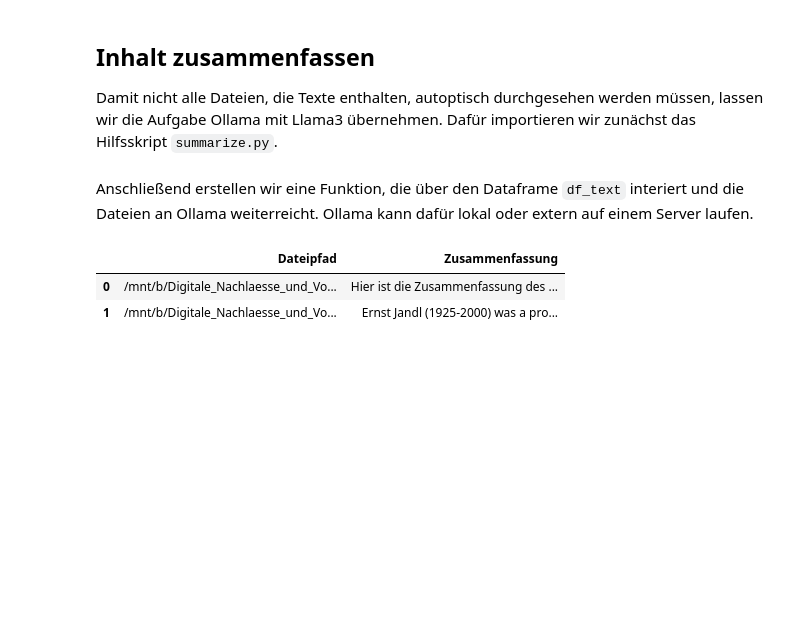
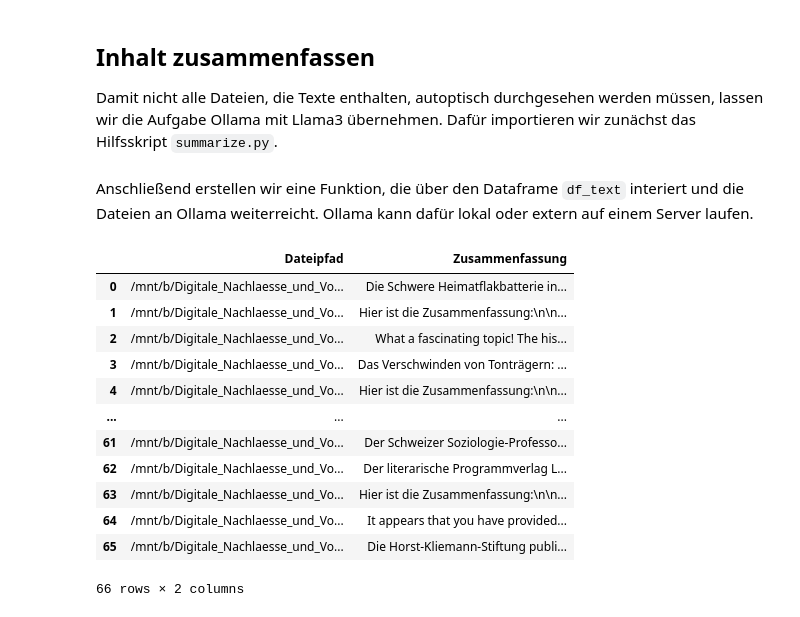
Before and after one commit to ramonvoges/digital-estates, a Jupyter notebook: Digitale Nachlässe.ipynb, the cells around one changed output. Cells and saved outputs as stored; diff of their text form; code cells hidden in the pictures; blank space fills up the shorter version.

```diff
--- a/Digitale Nachlässe.ipynb
+++ b/Digitale Nachlässe.ipynb
@@ -104,7 +104,8 @@ Um anschließend alle Textdateien aus dem Dataframe zu extrahieren, kann ein ein
 # %%
 def filter_text_files(df):
     # Definiere die gewünschten Dateiendungen
-    text_extensions = ['.doc', '.docx', '.pdf', '.md', '.txt']
+    # text_extensions = ['.doc', '.docx', '.pdf', '.md', '.txt']
+    text_extensions = ['.docx']
 
     # Filtere den Dataframe nach den gewünschten Dateiendungen
     df_text = df[df['Dateiendung'].isin(text_extensions)]
@@ -178,13 +179,23 @@ def summarize_dataframe(df_text):
 
     return df_summarized
 # %%
-df_test = df_text.head(2)
-df_summarized = summarize_dataframe(df_test)
+#df_test = df_text.head(10)
+df_summarized = summarize_dataframe(df_text)
 df_summarized
 # %% [output]
 |  | Dateipfad | Zusammenfassung |
-| 0 | /mnt/b/Digitale_Nachlaesse_und_Vo... | Hier ist die Zusammenfassung des ... |
-| 1 | /mnt/b/Digitale_Nachlaesse_und_Vo... | Ernst Jandl (1925-2000) was a pro... |
+| 0 | /mnt/b/Digitale_Nachlaesse_und_Vo... | Die Schwere Heimatflakbatterie in... |
+| 1 | /mnt/b/Digitale_Nachlaesse_und_Vo... | Hier ist die Zusammenfassung:\n\n... |
+| 2 | /mnt/b/Digitale_Nachlaesse_und_Vo... | What a fascinating topic! The his... |
+| 3 | /mnt/b/Digitale_Nachlaesse_und_Vo... | Das Verschwinden von Tonträgern: ... |
+| 4 | /mnt/b/Digitale_Nachlaesse_und_Vo... | Hier ist die Zusammenfassung:\n\n... |
+| ... | ... | ... |
+| 61 | /mnt/b/Digitale_Nachlaesse_und_Vo... | Der Schweizer Soziologie-Professo... |
+| 62 | /mnt/b/Digitale_Nachlaesse_und_Vo... | Der literarische Programmverlag L... |
+| 63 | /mnt/b/Digitale_Nachlaesse_und_Vo... | Hier ist die Zusammenfassung:\n\n... |
+| 64 | /mnt/b/Digitale_Nachlaesse_und_Vo... | It appears that you have provided... |
+| 65 | /mnt/b/Digitale_Nachlaesse_und_Vo... | Die Horst-Kliemann-Stiftung publi... |
+66 rows × 2 columns
 # %%
 df_merged = pd.merge(df_text, df_summarized, on='Dateipfad', how='inner')
 df_merged
```
Also changed, not shown: parts of 5 cells of this notebook.
